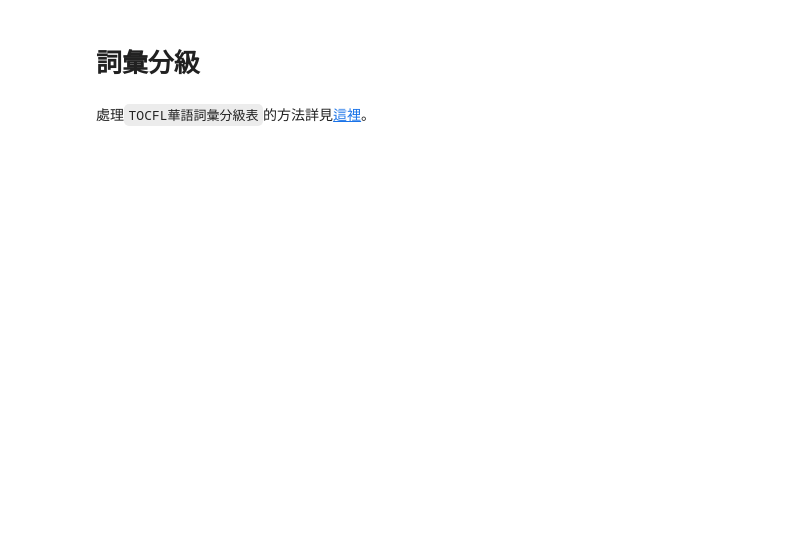
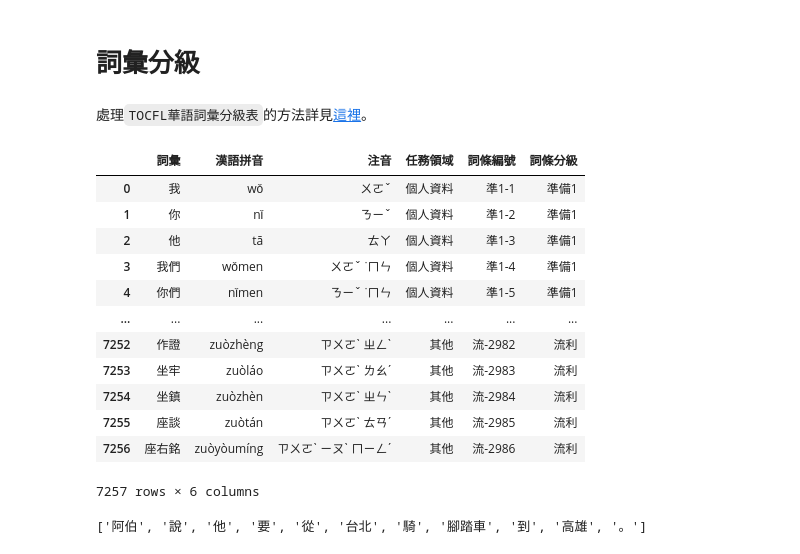
Before and after one commit to howard-haowen/NLP-demos, a Jupyter notebook: NQU_model_aided_lang_learning.ipynb, the cells around one changed output. Cells and saved outputs as stored; diff of their text form; code cells hidden in the pictures; blank space fills up the shorter version.

```diff
--- a/NQU_model_aided_lang_learning.ipynb
+++ b/NQU_model_aided_lang_learning.ipynb
@@ -261,3 +548,28 @@ fig
 # 詞彙分級
 # %% [markdown]
 處理`TOCFL華語詞彙分級表`的方法詳見[這裡](https://colab.research.google.com/github/howard-haowen/NLP-demos/blob/main/TOCFL_wordlist.ipynb)。
+# %%
+url = "https://raw.githubusercontent.com/howard-haowen/spacy-streamlit/master/tocfl_wordlist.csv"
+wordlist = pd.read_csv(url)
+wordlist
+# %% [output]
+|  | 詞彙 | 漢語拼音 | 注音 | 任務領域 | 詞條編號 | 詞條分級 |
+| 0 | 我 | wǒ | ㄨㄛˇ | 個人資料 | 準1-1 | 準備1 |
+| 1 | 你 | nǐ | ㄋㄧˇ | 個人資料 | 準1-2 | 準備1 |
+| 2 | 他 | tā | ㄊㄚ | 個人資料 | 準1-3 | 準備1 |
+| 3 | 我們 | wǒmen | ㄨㄛˇ ˙ㄇㄣ | 個人資料 | 準1-4 | 準備1 |
+| 4 | 你們 | nǐmen | ㄋㄧˇ ˙ㄇㄣ | 個人資料 | 準1-5 | 準備1 |
+| ... | ... | ... | ... | ... | ... | ... |
+| 7252 | 作證 | zuòzhèng | ㄗㄨㄛˋ ㄓㄥˋ | 其他 | 流-2982 | 流利 |
+| 7253 | 坐牢 | zuòláo | ㄗㄨㄛˋ ㄌㄠˊ | 其他 | 流-2983 | 流利 |
+| 7254 | 坐鎮 | zuòzhèn | ㄗㄨㄛˋ ㄓㄣˋ | 其他 | 流-2984 | 流利 |
+| 7255 | 座談 | zuòtán | ㄗㄨㄛˋ ㄊㄢˊ | 其他 | 流-2985 | 流利 |
+| 7256 | 座右銘 | zuòyòumíng | ㄗㄨㄛˋ ㄧㄡˋ ㄇㄧㄥˊ | 其他 | 流-2986 | 流利 |
+7257 rows × 6 columns
+# %%
+text = "阿伯說他要從台北騎腳踏車到高雄。"
+doc = nlp(text)
+tokens = [token.text for token in doc]
+tokens
+# %% [output]
+['阿伯', '說', '他', '要', '從', '台北', '騎', '腳踏車', '到', '高雄', '。']
```
Also changed, not shown: parts of 93 cells of this notebook.
